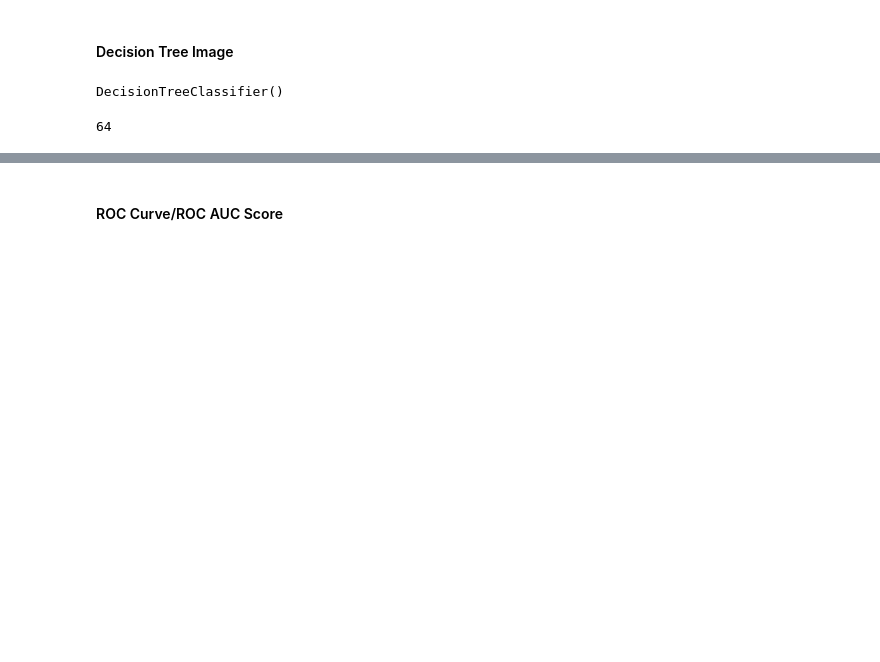
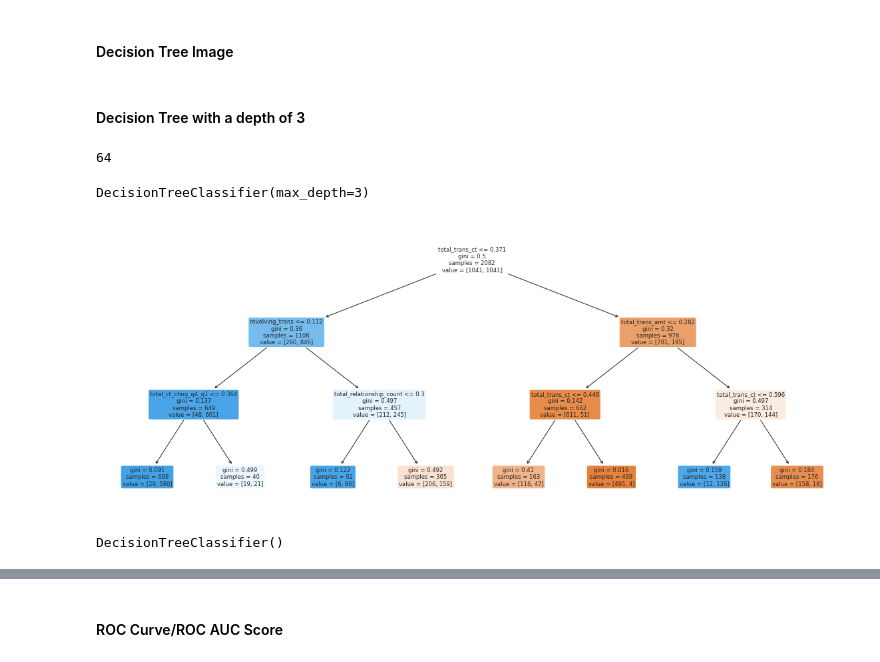
Before and after one commit to MUbarak123-56/bank-churners, a Jupyter notebook: 44-decisiontree-pipeline.ipynb, the cells around one changed output, grey strips where cells are left out. Saved outputs shown, nothing was run; the diff lists cells and outputs as text; code cells hidden in the pictures; blank space fills up the shorter version.

```diff
--- a/44-decisiontree-pipeline.ipynb
+++ b/44-decisiontree-pipeline.ipynb
@@ -257,15 +257,33 @@ test_init.head()
 5 rows × 26 columns
 # %% [markdown]
 #### Decision Tree Image
-# %%
-model[1]
-# %% [output]
-DecisionTreeClassifier()
+# %% [markdown]
+#### Decision Tree with a depth of 3
 # %%
 total_list = list(pipeline.steps[0][1].transformers_[0][1].get_feature_names()) + num
 len(total_list)
 # %% [output]
 64
+# %%
+x_train_use = ct.fit_transform(x_train)
+# %%
+dec = DecisionTreeClassifier(max_depth = 3)
+dec.fit(x_train_use, y_train)
+# %% [output]
+DecisionTreeClassifier(max_depth=3)
+# %%
+from sklearn import tree
+fig = plt.figure(figsize=(20,8))
+_ = tree.plot_tree(dec,
+                   feature_names=total_list,
+                   filled=True,
+                  rounded= True)
+# %% [output]
+[figure, added]
+# %%
+model[1]
+# %% [output]
+DecisionTreeClassifier()
 # %%
 from sklearn import tree
 # %%
```
Also changed, not shown: parts of 15 cells of this notebook, 2 other files.
